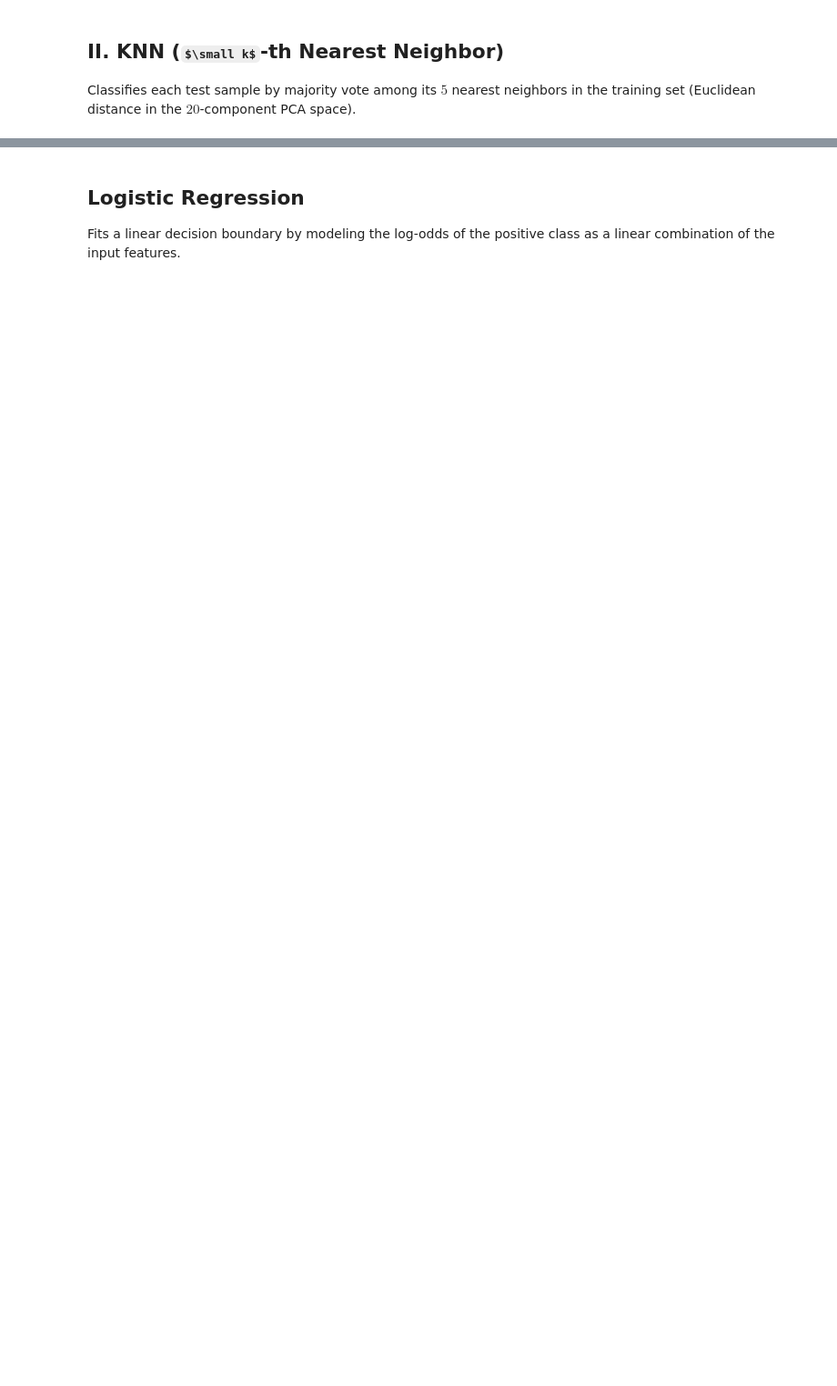
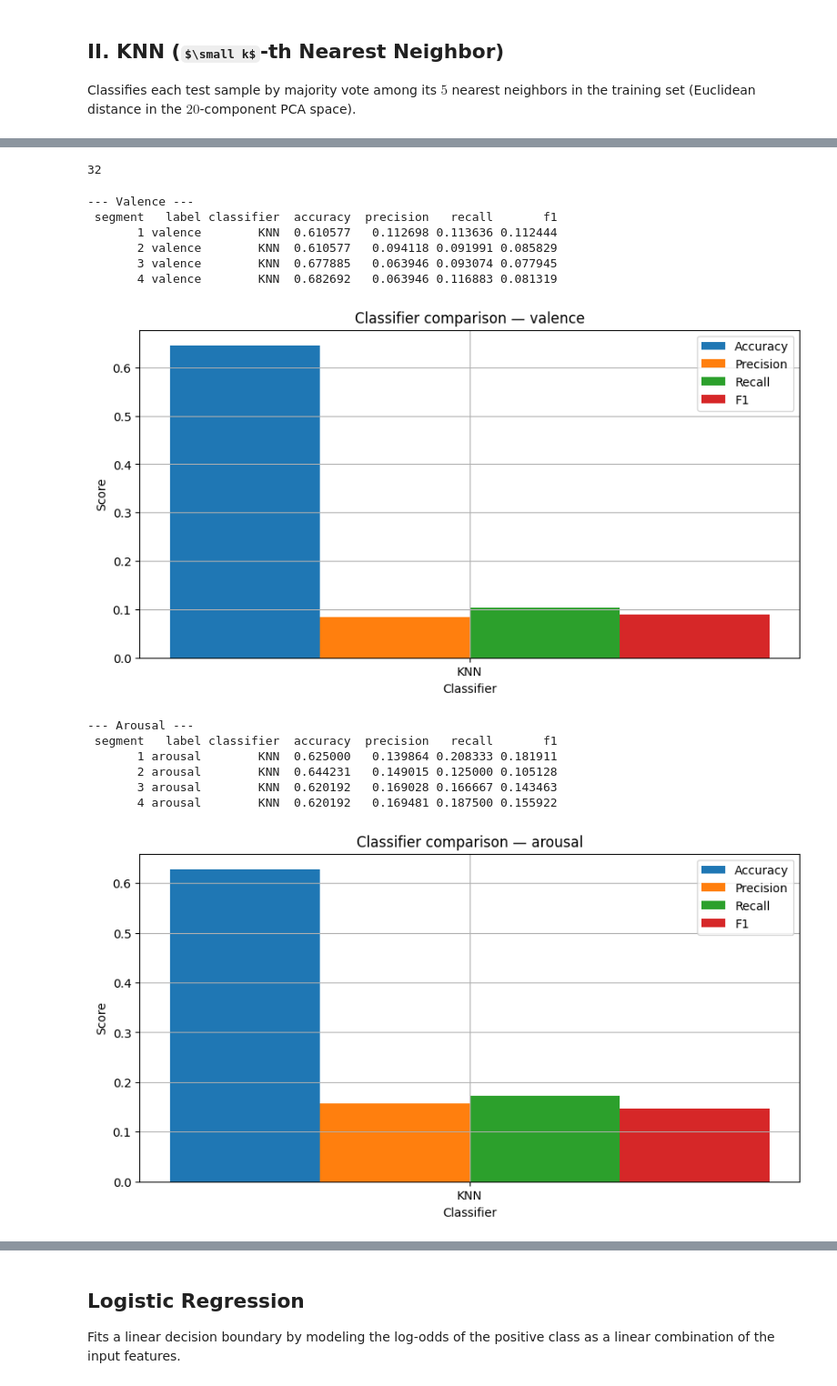
Before and after one commit to lcavagnari/progetto_HCI, a Jupyter notebook: Progetto_HCI.ipynb, the cells around one changed output, grey strips where cells are left out. Shown at 91% size. Cells and saved outputs as stored; diff of their text form; code cells hidden in the pictures; some formulas as TeX source; blank space fills up the shorter version.

```diff
--- a/Progetto_HCI.ipynb
+++ b/Progetto_HCI.ipynb
@@ -555,0 +579,41 @@ del(result)
+# %%
+mdl = KNeighborsClassifier(n_neighbors=5)
+# %%
+result = run_model(mdl, segment_splits, "KNN")
+
+result_table = pd.DataFrame(result)
+results.extend(result)
+
+print(len(results))
+
+del(mdl)
+del(result)
+# %% [output]
+32
+# %%
+# Build DataFrame from results
+display_table = result_table.copy()
+
+# Print and plot per label
+for label in ["valence", "arousal", "dominance", "liking"]:
+    subset = display_table[display_table["label"] == label]
+
+    print(f"\n--- {label.capitalize()} ---")
+    print(subset.to_string(index=False))
+
+    plot_classifier_metrics(subset, title=f"Classifier comparison — {label}")
+# %% [output]
+--- Valence ---
+ segment   label classifier  accuracy  precision   recall       f1
+       1 valence        KNN  0.610577   0.112698 0.113636 0.112444
+       2 valence        KNN  0.610577   0.094118 0.091991 0.085829
+       3 valence        KNN  0.677885   0.063946 0.093074 0.077945
+       4 valence        KNN  0.682692   0.063946 0.116883 0.081319
+[figure, added]
+--- Arousal ---
+ segment   label classifier  accuracy  precision   recall       f1
+       1 arousal        KNN  0.625000   0.139864 0.208333 0.181911
+       2 arousal        KNN  0.644231   0.149015 0.125000 0.105128
+       3 arousal        KNN  0.620192   0.169028 0.166667 0.143463
+       4 arousal        KNN  0.620192   0.169481 0.187500 0.155922
+[figure, added]
```
Also changed, not shown: parts of 58 cells of this notebook, 1 other file.
